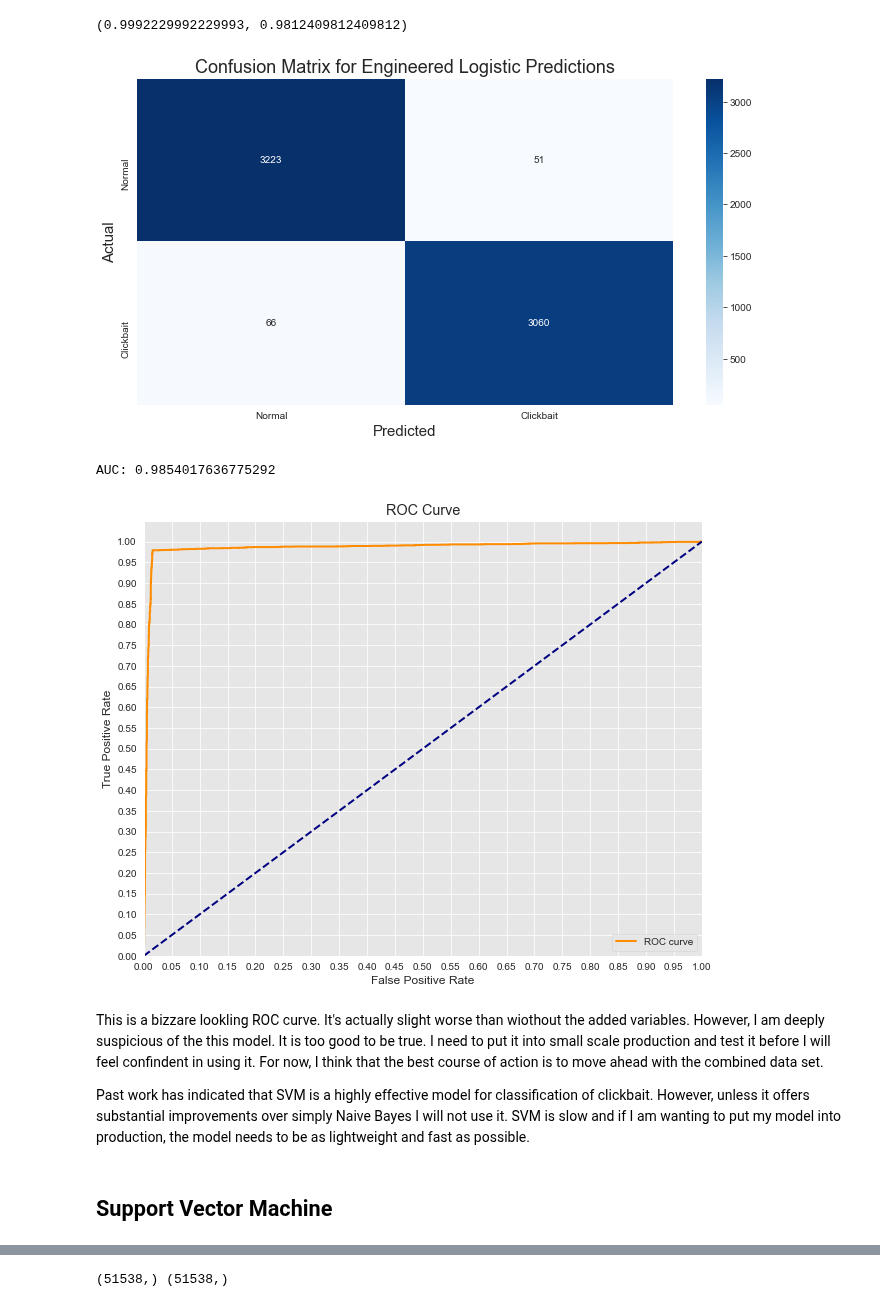
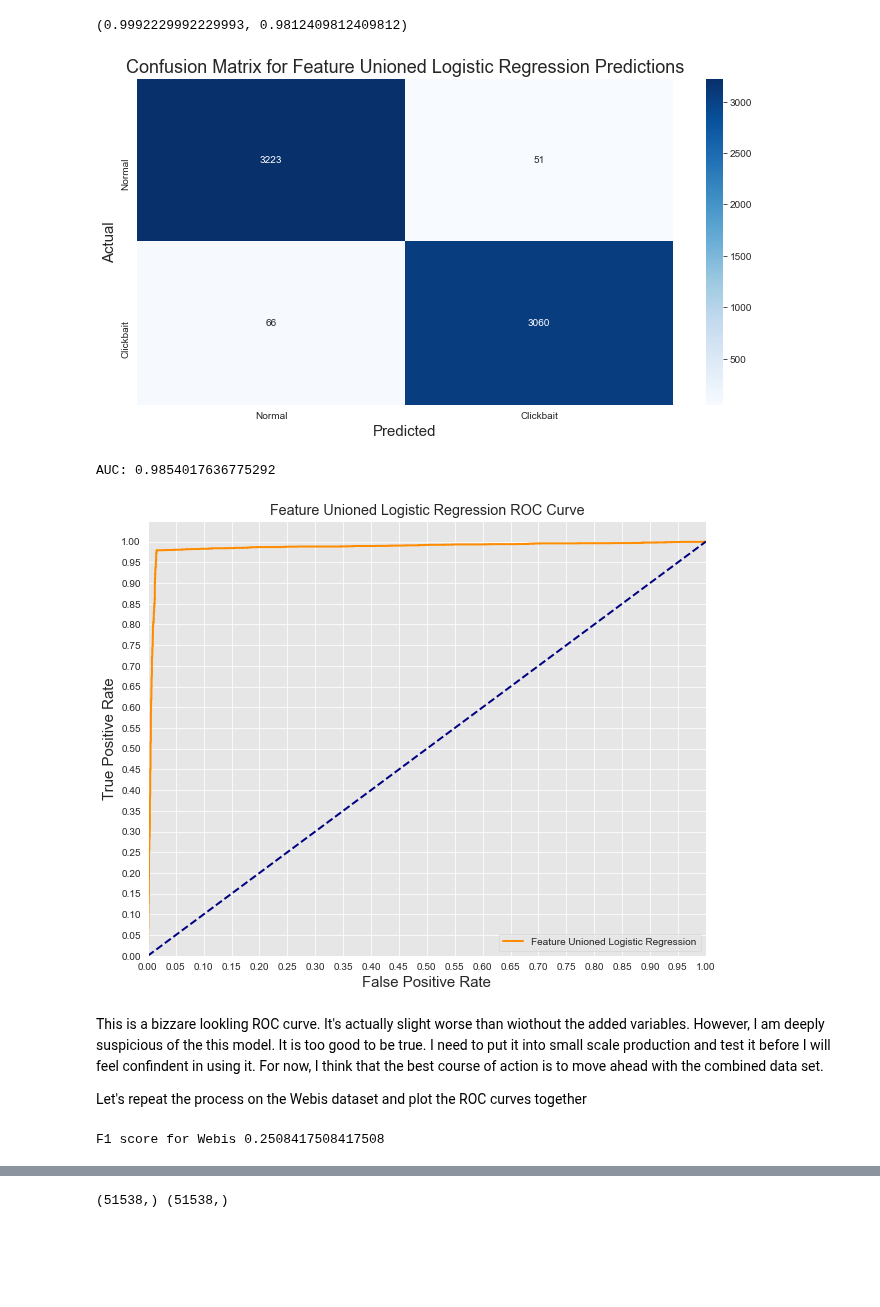
Before and after one commit to SlimHintz/bait-n-switch, a Jupyter notebook: bait-n-switch.ipynb, the cells around one changed output, grey strips where cells are left out. Drawn from its saved outputs; the diff is of its cells as text; code cells hidden in the pictures; blank space fills up the shorter version.

```diff
--- a/bait-n-switch.ipynb
+++ b/bait-n-switch.ipynb
@@ -536,7 +541,7 @@ X_train_tfidf = tfidf.transform(X_train_bayes)
 X_test_tfidf = tfidf.transform(X_test_bayes)
 
 # Bayes
-bayes_clf = MultinomialNB(alpha=0.3, fit_prior=True)
+bayes_clf = BernoulliNB(alpha=0.3, fit_prior=True)
 
 bayes_clf.fit(X_train_tfidf, y_train_bayes)
 y_hat_bayes=bayes_clf.predict(X_test_tfidf)
@@ -613,15 +618,35 @@ f1_score(y_train_bayes, y_hat_train_bayes), f1_score(y_test_bayes, y_hat_test_en
 # %% [output]
 (0.9992229992229993, 0.9812409812409812)
 # %%
-graph.plot_cmatrix(y_test_bayes, y_hat_test_eng, model='Engineered Logistic')
-graph.plot_roc_curve(y_test_bayes, log_clf.predict_proba(Xf_test)[:,1])
+graph.plot_cmatrix(y_test_bayes, y_hat_test_eng, model="Feature Unioned Logistic Regression")
+graph.plot_roc_curve(y_test_bayes, log_clf.predict_proba(Xf_test)[:,1], model = "Feature Unioned Logistic Regression")
 # %% [output]
-[figure, old version]
+[figure, new version]
 AUC: 0.9854017636775292
-[figure, old version]
+[figure, new version]
 # %% [markdown]
 This is a bizzare lookling ROC curve. It's actually slight worse than wiothout the added variables. However, I am deeply suspicious of the this model. It is too good to be true. I need to put it into small scale production and test it before I will feel confindent in using it. For now, I think that the best course of action is to move ahead with the combined data set.
 
-Past work has indicated that SVM is a highly effective model for classification of clickbait. However, unless it offers substantial improvements over simply Naive Bayes I will not use it. SVM is slow and if I am wanting to put my model into production, the model needs to be as lightweight and fast as possible.
+Let's repeat the process on the Webis dataset and plot the ROC curves together
-# %% [markdown]
-## Support Vector Machine
+# %%
+tfidfw = TfidfVectorizer(ngram_range=(1,3))
+# Select only
+X = df[df.dataset==3].title
+y = df[df.dataset == 3].target
+X_train_bayesw, X_test_bayesw, y_train_bayesw, y_test_bayesw = train_test_split(X, y,
+                                            test_size = 0.2,
+                                                    random_state=42)
+#tfidf
+tfidfw.fit(X_train_bayesw)
+X_train_tfidfw = tfidfw.transform(X_train_bayesw)
+X_test_tfidfw = tfidfw.transform(X_test_bayesw)
+
+# Bayes
+bayes_clfw = BernoulliNB(alpha=0.3, fit_prior=True)
+
+bayes_clfw.fit(X_train_tfidfw, y_train_bayesw)
+y_hat_bayesw=bayes_clfw.predict(X_test_tfidfw)
+y_hat_train_bayesw = bayes_clfw.predict(X_train_tfidfw)
+print(f"F1 score for Webis {f1_score(y_test_bayesw, y_hat_bayesw)}")
+# %% [output]
+F1 score for Webis 0.2508417508417508
```
Also changed, not shown: parts of 35 cells of this notebook, 13 other files.
